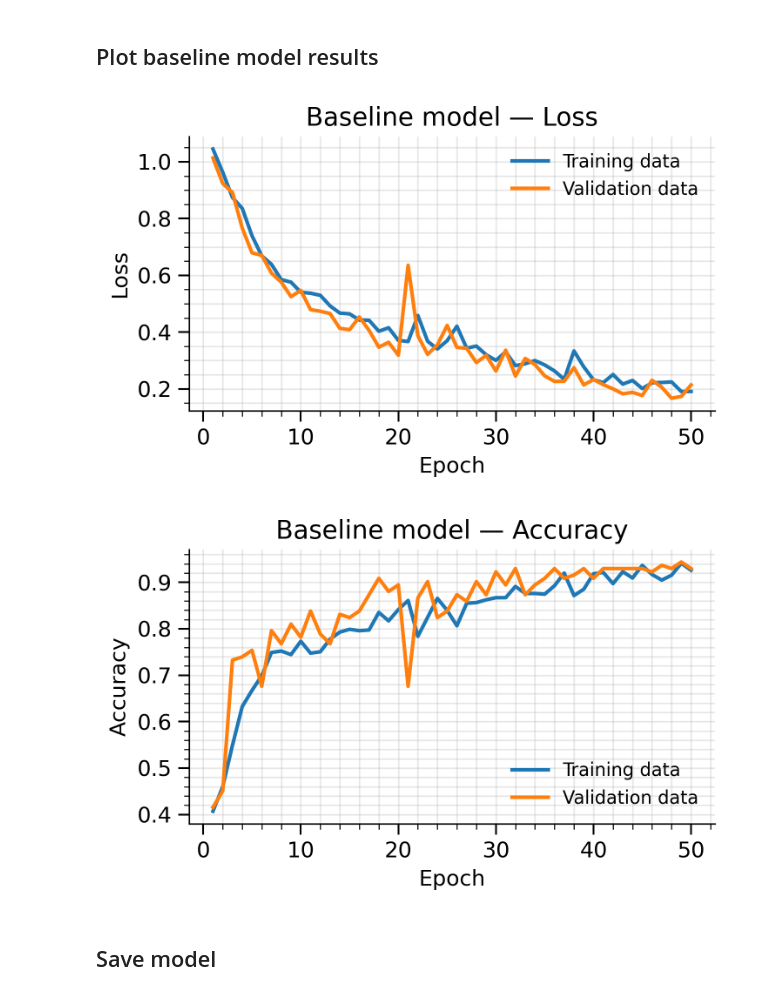
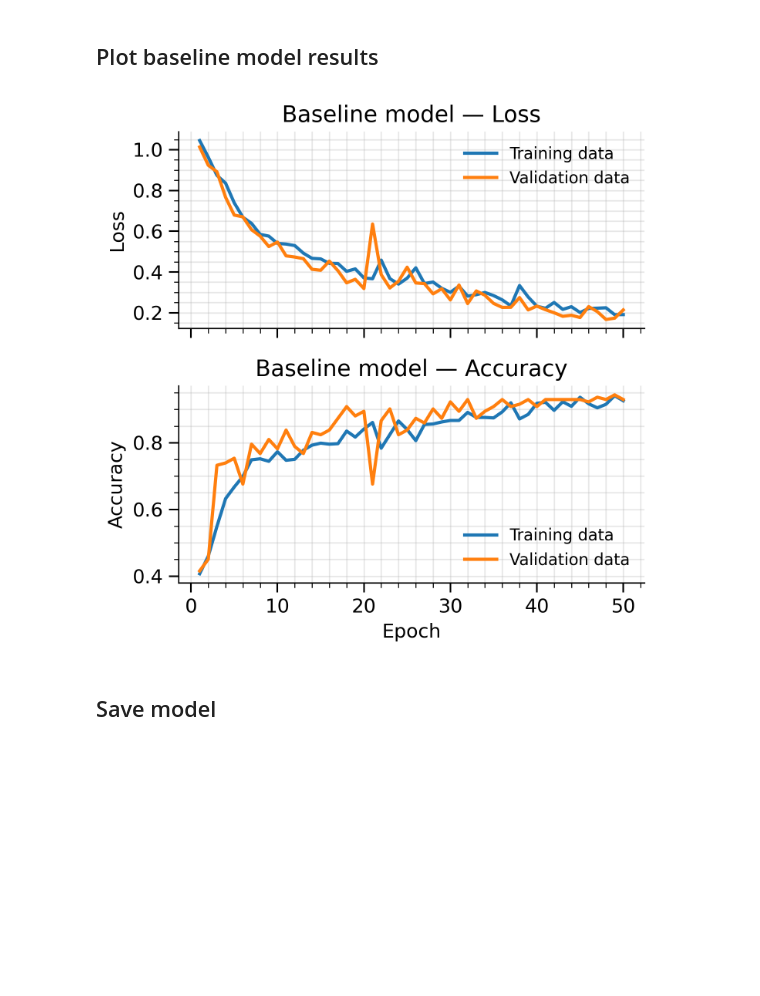
Before and after one commit to emiresenov/PRPD-Classification, a Jupyter notebook: PRPD_Project.ipynb, the cells around one changed output. Cells and saved outputs as stored; diff of their text form; code cells hidden in the pictures; blank space fills up the shorter version.

```diff
--- a/PRPD_Project.ipynb
+++ b/PRPD_Project.ipynb
@@ -237,59 +237,53 @@ Epoch 50/50
 # %%
 import matplotlib.pyplot as plt
 from matplotlib.ticker import AutoMinorLocator
-
 
 plt.rcParams.update({
     "font.size": 12,
     "axes.labelsize": 12,
     "axes.titlesize": 14,
     "legend.fontsize": 10,
     "lines.linewidth": 2.0,
     "figure.dpi": 300,
 })
 
 hist = history.history
 epochs = range(1, len(hist["loss"]) + 1)
 
 acc_key = "accuracy" if "accuracy" in hist else "acc"
 val_acc_key = "val_accuracy" if "val_accuracy" in hist else "val_acc"
 
-def finalize_axes(ax, xlabel, ylabel, title):
-    ax.set_xlabel(xlabel)
+def finalize_axes(ax, ylabel, title, xlabel=None):
+    if xlabel:
+        ax.set_xlabel(xlabel)
     ax.set_ylabel(ylabel)
     ax.set_title(title)
     ax.grid(True, which="both", alpha=0.3)
     ax.spines["top"].set_visible(False)
     ax.spines["right"].set_visible(False)
     ax.tick_params(direction="out", length=6, width=1)
     ax.tick_params(which="minor", length=3)
     ax.xaxis.set_minor_locator(AutoMinorLocator())
     ax.yaxis.set_minor_locator(AutoMinorLocator())
     ax.legend(frameon=False)
-    plt.tight_layout()
 
-fig, ax = plt.subplots(figsize=(5, 3.2))
-ax.plot(epochs, hist["loss"], label="Training data")
-ax.plot(epochs, hist["val_loss"], label="Validation data")
-finalize_axes(ax, "Epoch", "Loss", "Baseline model — Loss")
 
-fig.savefig("baseline_loss.png", dpi=600, bbox_inches="tight")
-fig.savefig("baseline_loss.pdf", bbox_inches="tight")
-fig.savefig("baseline_loss.svg", bbox_inches="tight")
+fig, axes = plt.subplots(2, 1, figsize=(5, 5), sharex=True)
+
+
+axes[0].plot(epochs, hist["loss"], label="Training data")
+axes[0].plot(epochs, hist["val_loss"], label="Validation data")
+finalize_axes(axes[0], ylabel="Loss", title="Baseline model — Loss")
+
+axes[1].plot(epochs, hist[acc_key], label="Training data")
+axes[1].plot(epochs, hist[val_acc_key], label="Validation data")
+finalize_axes(axes[1], ylabel="Accuracy", title="Baseline model — Accuracy", xlabel="Epoch")
+
+plt.tight_layout()
+fig.savefig("baseline_combined.pdf", bbox_inches="tight")
 plt.show()
-
-fig, ax = plt.subplots(figsize=(5, 3.2))
-ax.plot(epochs, hist[acc_key], label="Training data")
-ax.plot(epochs, hist[val_acc_key], label="Validation data")
-finalize_axes(ax, "Epoch", "Accuracy", "Baseline model — Accuracy")
-
-fig.savefig("baseline_accuracy.png", dpi=600, bbox_inches="tight")
-fig.savefig("baseline_accuracy.pdf", bbox_inches="tight")
-fig.savefig("baseline_accuracy.svg", bbox_inches="tight")
-plt.show()
 # %% [output]
-[figure, old version]
+[figure, new version]
-[figure, removed]
 # %% [markdown]
 ## Save model
 # %%
```
